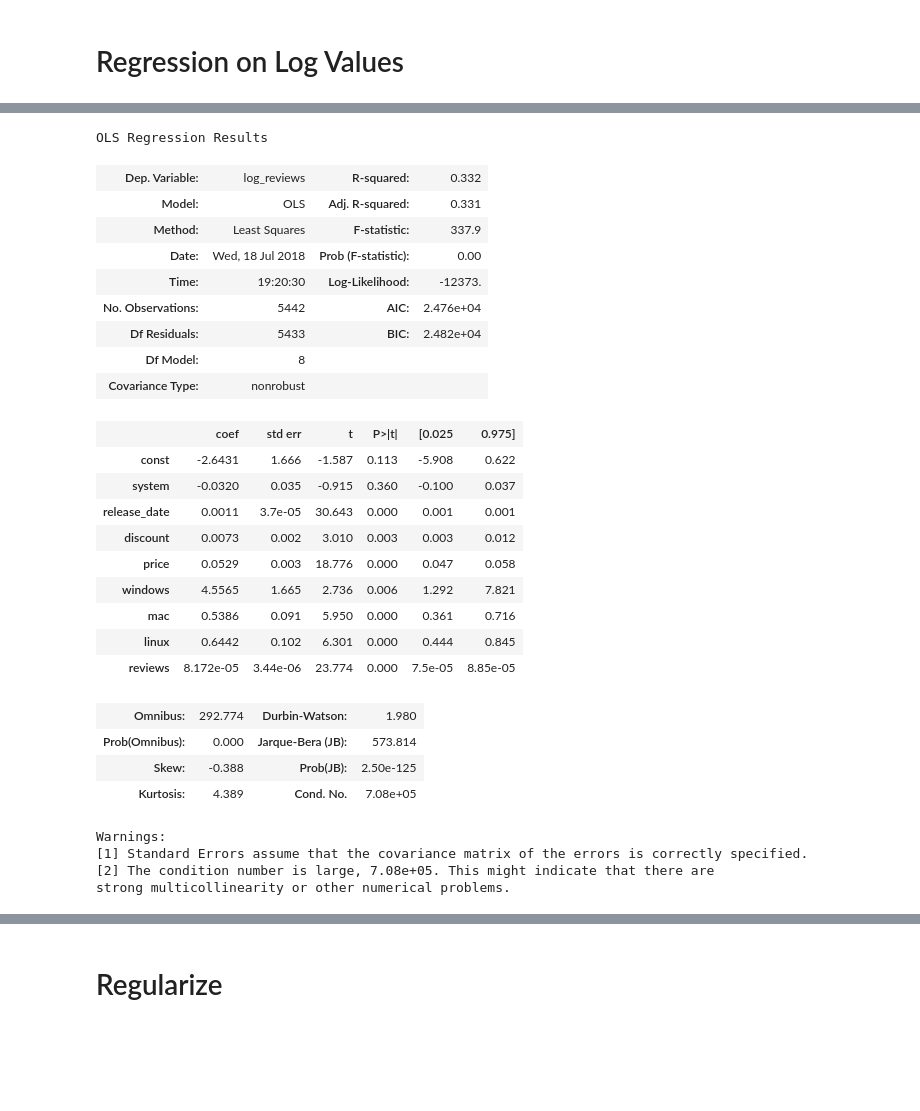
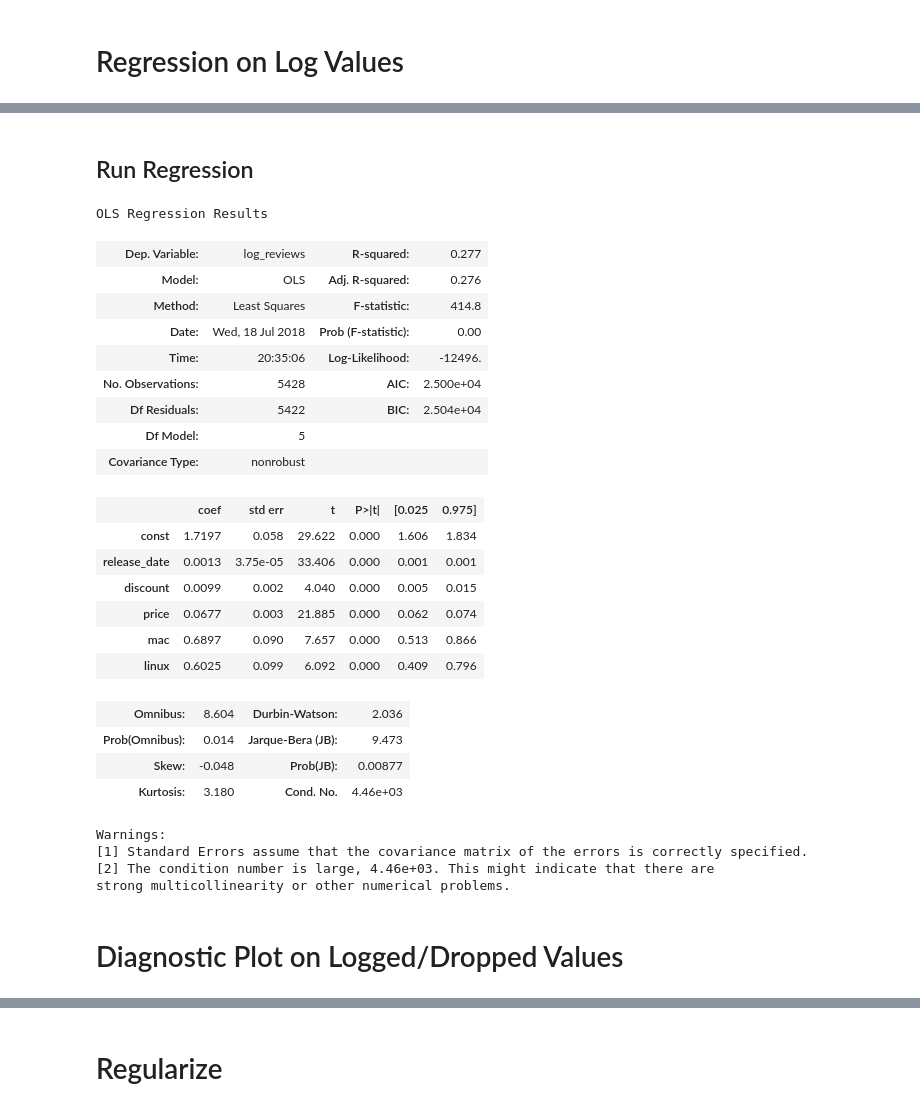
Before and after one commit to mayamadhavan/projects, a Jupyter notebook: modeling_steam_search_results.ipynb, the cells around one changed output, grey strips where cells are left out. Cells and saved outputs as stored; diff of their text form; code cells hidden in the pictures; blank space fills up the shorter version.

```diff
--- a/modeling_steam_search_results.ipynb
+++ b/modeling_steam_search_results.ipynb
@@ -215,5 +199,5 @@ See the caveats in the documentation: http://pandas.pydata.org/pandas-docs/stabl
 y = no_dup_df['reviews']
 X = no_dup_df.drop(['reviews','link','systems'], axis = 1)
 # %%
-X_train, X_test, y_train, y_test = train_test_split(X, y, test_size=0.3)
-traindf=X_train.join(y_train)
+X_t, X_test, y_t, y_test = train_test_split(X, y, test_size=0.3)
+tdf=X_t.join(y_t)
@@ -220,2 +206,6 @@ traindf=X_train.join(y_train)
+# %%
+traindf=tdf[tdf.reviews < 100000]
+y_train = traindf['reviews']
+X_train = traindf.drop(['reviews'], axis = 1)
 # %% [markdown]
 # Exploratory Data Analysis on Train Data
@@ -340,37 +339,41 @@ no_out_train.corr()
+# %%
+mask = (traindf.reviews > 0) | (traindf.windows == 1)
+# %% [markdown]
+## Run Regression
 # %%
-y2 = no_out_train['log_reviews']
-X2 = no_out_train.drop(['log_reviews'], axis = 1)
+traindf2 = traindf[mask]
+y2 = traindf2['log_reviews']
+X2 = traindf2.drop(['log_reviews','reviews', 'system', 'windows'], axis = 1)
 
 model2 = sm.OLS(y2, sm.add_constant(X2))
 fit2 = model2.fit()
 fit2.summary()
 # %% [output]
 OLS Regression Results
-| Dep. Variable: | log_reviews | R-squared: | 0.332 |
-| Model: | OLS | Adj. R-squared: | 0.331 |
-| Method: | Least Squares | F-statistic: | 337.9 |
+| Dep. Variable: | log_reviews | R-squared: | 0.277 |
+| Model: | OLS | Adj. R-squared: | 0.276 |
+| Method: | Least Squares | F-statistic: | 414.8 |
 | Date: | Wed, 18 Jul 2018 | Prob (F-statistic): | 0.00 |
-| Time: | 19:20:30 | Log-Likelihood: | -12373. |
-| No. Observations: | 5442 | AIC: | 2.476e+04 |
-| Df Residuals: | 5433 | BIC: | 2.482e+04 |
-| Df Model: | 8 |  |  |
+| Time: | 20:35:06 | Log-Likelihood: | -12496. |
+| No. Observations: | 5428 | AIC: | 2.500e+04 |
+| Df Residuals: | 5422 | BIC: | 2.504e+04 |
+| Df Model: | 5 |  |  |
 | Covariance Type: | nonrobust |  |  |
 |  | coef | std err | t | P>|t| | [0.025 | 0.975] |
-| const | -2.6431 | 1.666 | -1.587 | 0.113 | -5.908 | 0.622 |
-| system | -0.0320 | 0.035 | -0.915 | 0.360 | -0.100 | 0.037 |
-| release_date | 0.0011 | 3.7e-05 | 30.643 | 0.000 | 0.001 | 0.001 |
-| discount | 0.0073 | 0.002 | 3.010 | 0.003 | 0.003 | 0.012 |
-| price | 0.0529 | 0.003 | 18.776 | 0.000 | 0.047 | 0.058 |
-| windows | 4.5565 | 1.665 | 2.736 | 0.006 | 1.292 | 7.821 |
-| mac | 0.5386 | 0.091 | 5.950 | 0.000 | 0.361 | 0.716 |
-| linux | 0.6442 | 0.102 | 6.301 | 0.000 | 0.444 | 0.845 |
-| reviews | 8.172e-05 | 3.44e-06 | 23.774 | 0.000 | 7.5e-05 | 8.85e-05 |
+| const | 1.7197 | 0.058 | 29.622 | 0.000 | 1.606 | 1.834 |
+| release_date | 0.0013 | 3.75e-05 | 33.406 | 0.000 | 0.001 | 0.001 |
+| discount | 0.0099 | 0.002 | 4.040 | 0.000 | 0.005 | 0.015 |
+| price | 0.0677 | 0.003 | 21.885 | 0.000 | 0.062 | 0.074 |
+| mac | 0.6897 | 0.090 | 7.657 | 0.000 | 0.513 | 0.866 |
+| linux | 0.6025 | 0.099 | 6.092 | 0.000 | 0.409 | 0.796 |
-| Omnibus: | 292.774 | Durbin-Watson: | 1.980 |
-| Prob(Omnibus): | 0.000 | Jarque-Bera (JB): | 573.814 |
-| Skew: | -0.388 | Prob(JB): | 2.50e-125 |
-| Kurtosis: | 4.389 | Cond. No. | 7.08e+05 |
+| Omnibus: | 8.604 | Durbin-Watson: | 2.036 |
+| Prob(Omnibus): | 0.014 | Jarque-Bera (JB): | 9.473 |
+| Skew: | -0.048 | Prob(JB): | 0.00877 |
+| Kurtosis: | 3.180 | Cond. No. | 4.46e+03 |
 Warnings:
 [1] Standard Errors assume that the covariance matrix of the errors is correctly specified.
-[2] The condition number is large, 7.08e+05. This might indicate that there are
+[2] The condition number is large, 4.46e+03. This might indicate that there are
 strong multicollinearity or other numerical problems.
+# %% [markdown]
+# Diagnostic Plot on Logged/Dropped Values
 # %%
```
Also changed, not shown: parts of 36 cells of this notebook.
